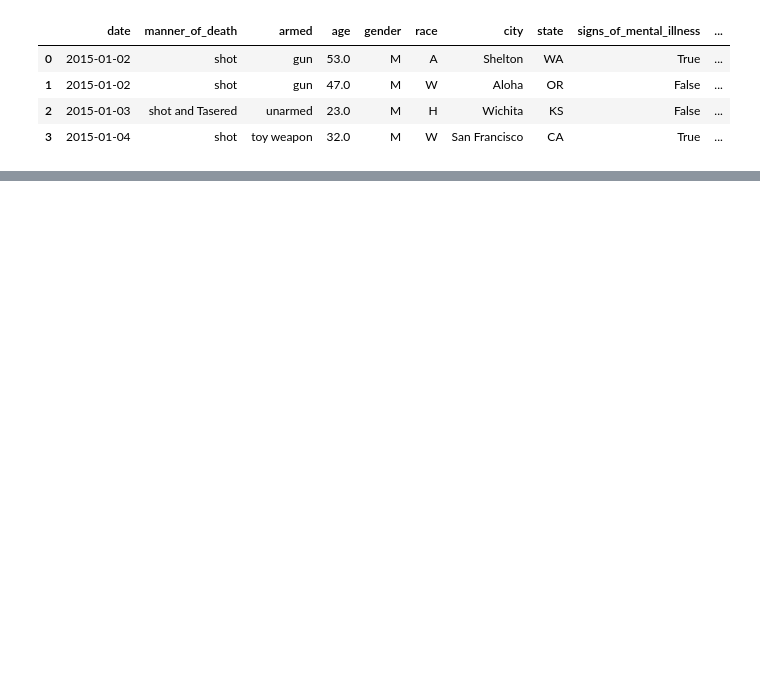
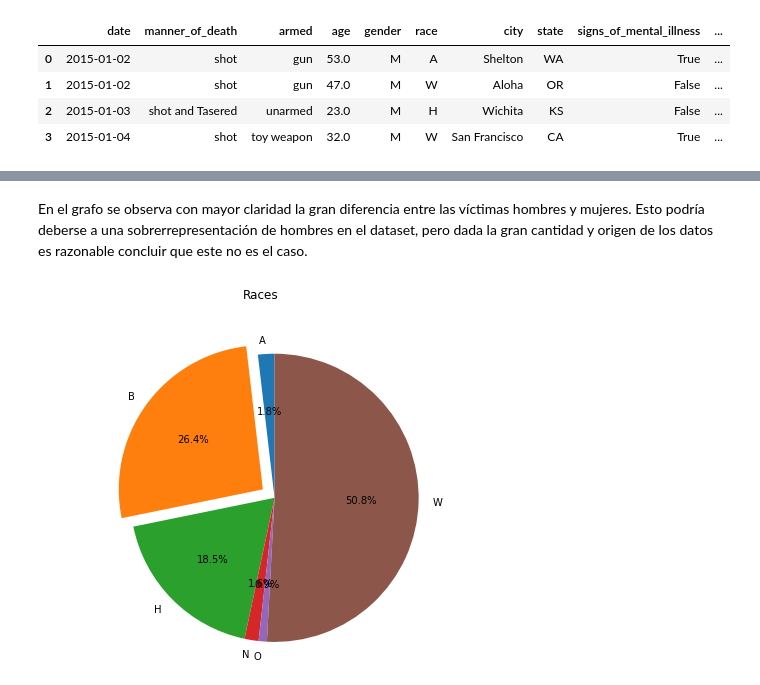
Before and after one commit to TinSlim/PoliceShootingsUSADataMining, a Jupyter notebook: Hito1.ipynb, the cells around one changed output, grey strips where cells are left out. Cells and saved outputs as stored; diff of their text form; code cells hidden in the pictures; blank space fills up the shorter version.

```diff
--- a/Hito1.ipynb
+++ b/Hito1.ipynb
@@ -60,0 +162,24 @@ data.head(4)
+# %% [markdown]
+En el grafo se observa con mayor claridad la gran diferencia entre las víctimas hombres y mujeres. Esto podría deberse a una sobrerrepresentación de hombres en el dataset, pero dada la gran cantidad y origen de los datos es razonable concluir que este no es el caso.
+# %%
+race = datos.groupby('race').size()
+race = race.to_dict()
+
+
+labels = race.keys()
+total = 0
+for p in race.values():
+  total+=p
+porcentajes = []
+for p in race.values():
+  porcentajes.append(p/total)
+explode = (0, 0.1,0,0,0,0)
+
+fig1, ax1 = plt.subplots(figsize=(8,6))
+fig1.suptitle('Races')
+ax1.pie(porcentajes, explode=explode, labels=labels, autopct='%1.1f%%',
+        shadow=False, startangle=90)
+ax1.axis('equal')
+plt.show()
+# %% [output]
+[figure, added]
```
Also changed, not shown: parts of 26 cells of this notebook.
